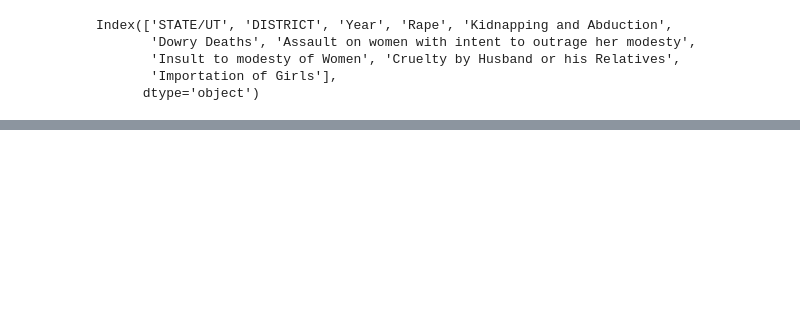
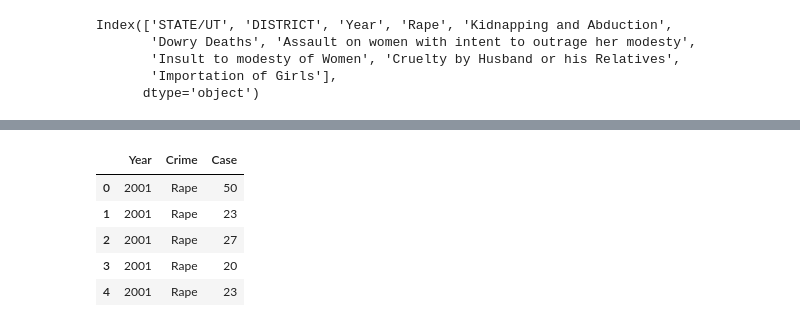
Before and after one commit to ramashish786/Analysis-of-Crime-Against-Women, a Jupyter notebook: Crime Against Women in India Visualisation.ipynb, the cells around one changed output, grey strips where cells are left out. Cells and saved outputs as stored; diff of their text form; code cells hidden in the pictures; blank space fills up the shorter version.

```diff
--- a/Crime Against Women in India Visualisation.ipynb
+++ b/Crime Against Women in India Visualisation.ipynb
@@ -168,0 +171,9 @@ new_df.sh
+# %%
+crime_df.head()
+# %% [output]
+|  | Year | Crime | Case |
+| 0 | 2001 | Rape | 50 |
+| 1 | 2001 | Rape | 23 |
+| 2 | 2001 | Rape | 27 |
+| 3 | 2001 | Rape | 20 |
+| 4 | 2001 | Rape | 23 |
```
Also changed, not shown: parts of 10 cells of this notebook.
